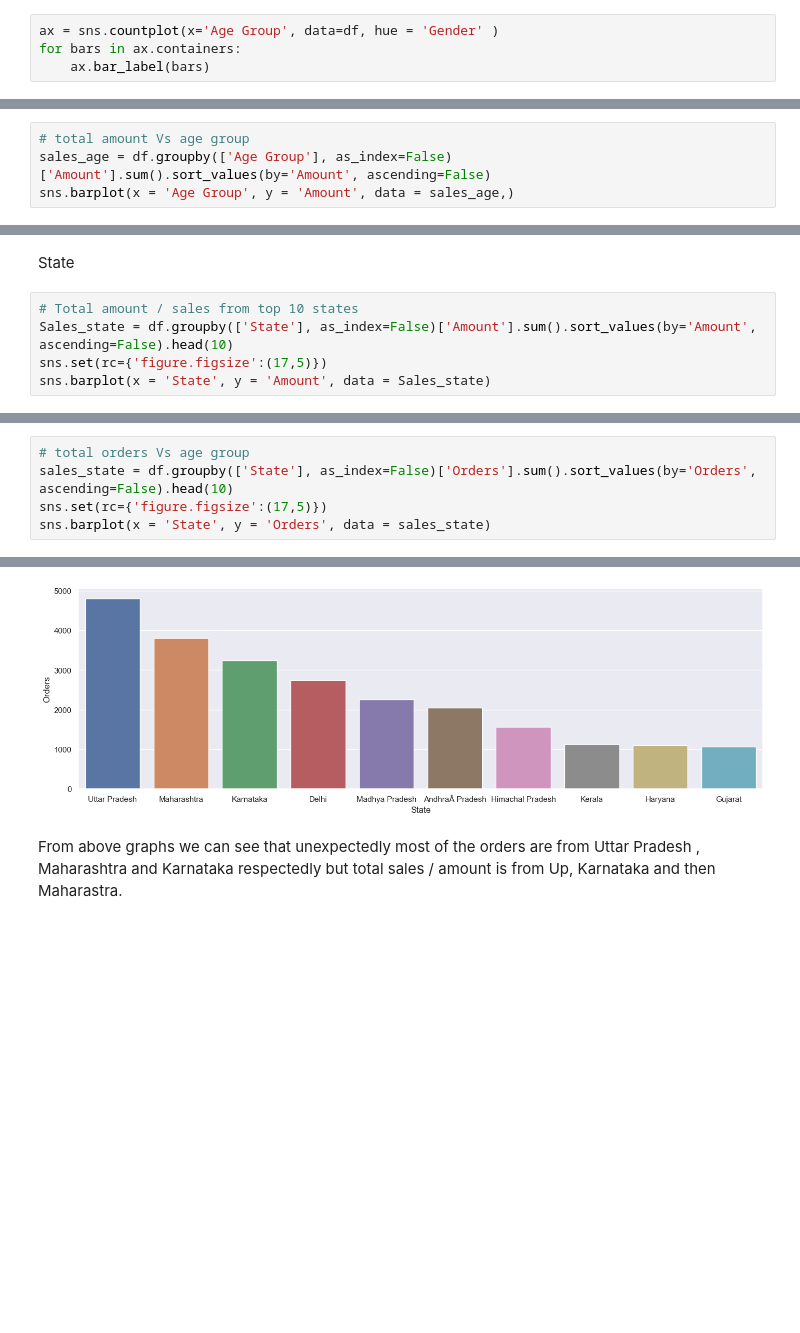
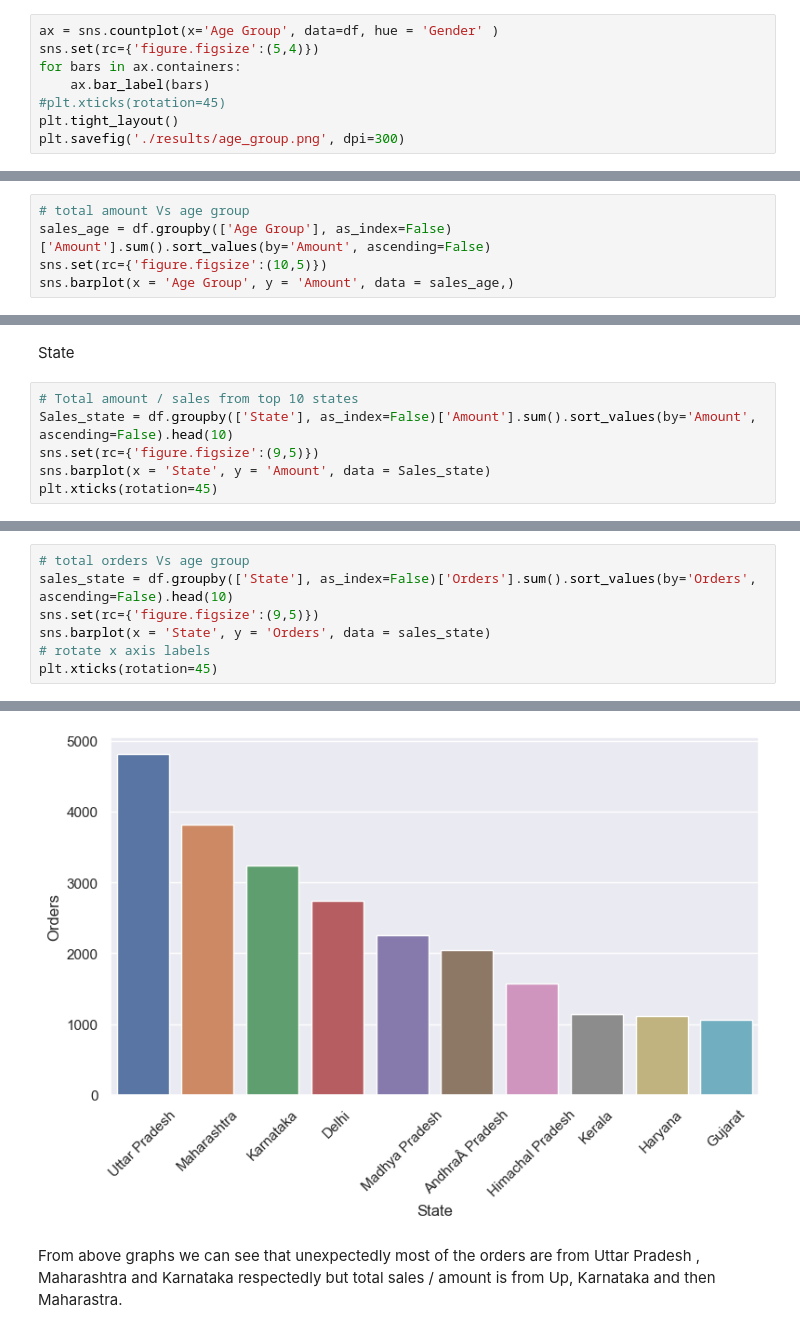
Before and after one commit to ahsanmasum88/diwali_sales_analysis, a Jupyter notebook: diwali_sales_analysis.ipynb, the cells around one changed output, grey strips where cells are left out. Cells and saved outputs as stored; diff of their text form; blank space fills up the shorter version.

```diff
--- a/diwali_sales_analysis.ipynb
+++ b/diwali_sales_analysis.ipynb
@@ -146,6 +153,10 @@ From above graphs we can see that most of the buyers are females and even the pu
 Age
 # %%
 ax = sns.countplot(x='Age Group', data=df, hue = 'Gender' )
+sns.set(rc={'figure.figsize':(5,4)})
 for bars in ax.containers:
     ax.bar_label(bars)
+#plt.xticks(rotation=45)
+plt.tight_layout()
+plt.savefig('./results/age_group.png', dpi=300)
 # %% [output]
@@ -153,6 +164,7 @@ for bars in ax.containers:
 # %%
 # total amount Vs age group
 sales_age = df.groupby(['Age Group'], as_index=False)['Amount'].sum().sort_values(by='Amount', ascending=False)
+sns.set(rc={'figure.figsize':(10,5)})
 sns.barplot(x = 'Age Group', y = 'Amount', data = sales_age,)
 # %% [output]
 <Axes: xlabel='Age Group', ylabel='Amount'>
@@ -164,6 +176,7 @@ State
 # %%
 # Total amount / sales from top 10 states
 Sales_state = df.groupby(['State'], as_index=False)['Amount'].sum().sort_values(by='Amount', ascending=False).head(10)
-sns.set(rc={'figure.figsize':(17,5)})
+sns.set(rc={'figure.figsize':(9,5)})
 sns.barplot(x = 'State', y = 'Amount', data = Sales_state)
+plt.xticks(rotation=45)
 # %% [output]
@@ -172,6 +195,8 @@ sns.barplot(x = 'State', y = 'Amount', data = Sales_state)
 # %%
 # total orders Vs age group
 sales_state = df.groupby(['State'], as_index=False)['Orders'].sum().sort_values(by='Orders', ascending=False).head(10)
-sns.set(rc={'figure.figsize':(17,5)})
+sns.set(rc={'figure.figsize':(9,5)})
 sns.barplot(x = 'State', y = 'Orders', data = sales_state)
+# rotate x axis labels
+plt.xticks(rotation=45)
 # %% [output]
@@ -179,4 +214,4 @@ sns.barplot(x = 'State', y = 'Orders', data = sales_state)
-[figure, old version]
+[figure, new version]
 # %% [markdown]
 From above graphs we can see that unexpectedly most of the orders are from Uttar Pradesh , Maharashtra and  Karnataka respectedly  but total sales / amount is from Up, Karnataka and then Maharastra.
 # %% [markdown]
```
Also changed, not shown: parts of 7 cells of this notebook.
